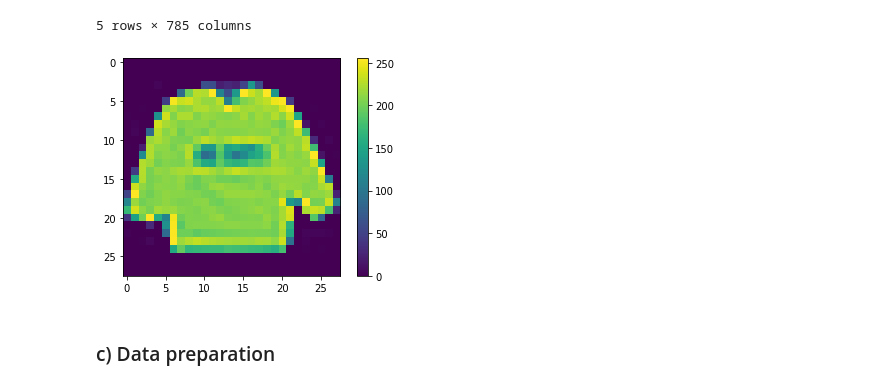
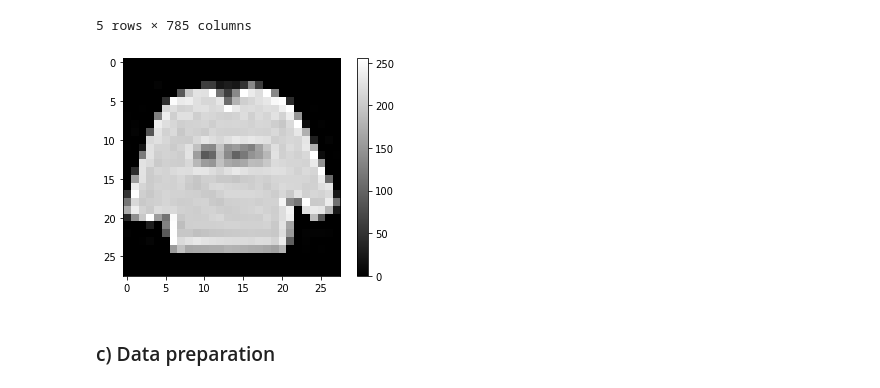
Before and after one commit to mmeierer/CNN---TensorFlow-vs-PyTorch, a Jupyter notebook: cnn_tensorflow.ipynb, the cells around one changed output. Drawn from its saved outputs; the diff is of its cells as text; code cells hidden in the pictures.

```diff
--- a/cnn_tensorflow.ipynb
+++ b/cnn_tensorflow.ipynb
@@ -37,12 +37,12 @@ test_images = test_data.iloc[:,1:]
 test_labels = test_data.iloc[:,0]
 # %%
 plt.figure()
-plt.imshow(train_images.values[0].reshape(28,28))
+plt.imshow(train_images.values[0].reshape(28,28), cmap='gray')
 plt.colorbar()
 plt.grid(False)
 plt.show()
 # %% [output]
-[figure, old version]
+[figure, new version]
 # %% [markdown]
 ### c) Data preparation
 # %%
```
